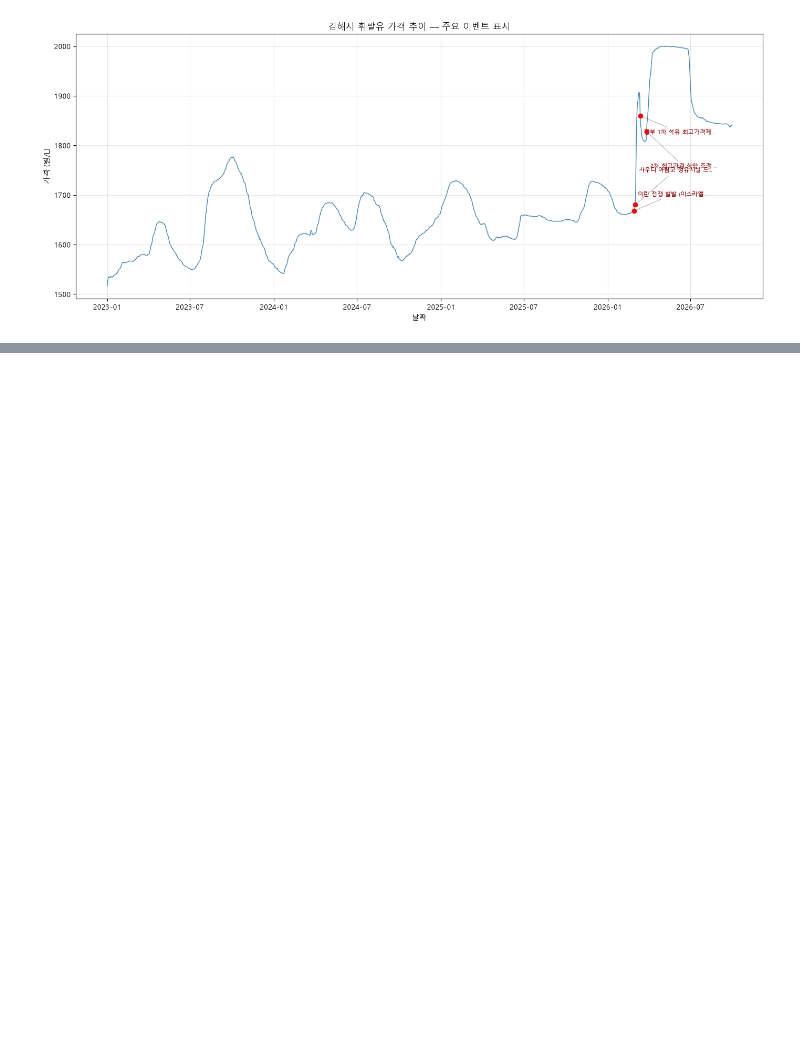
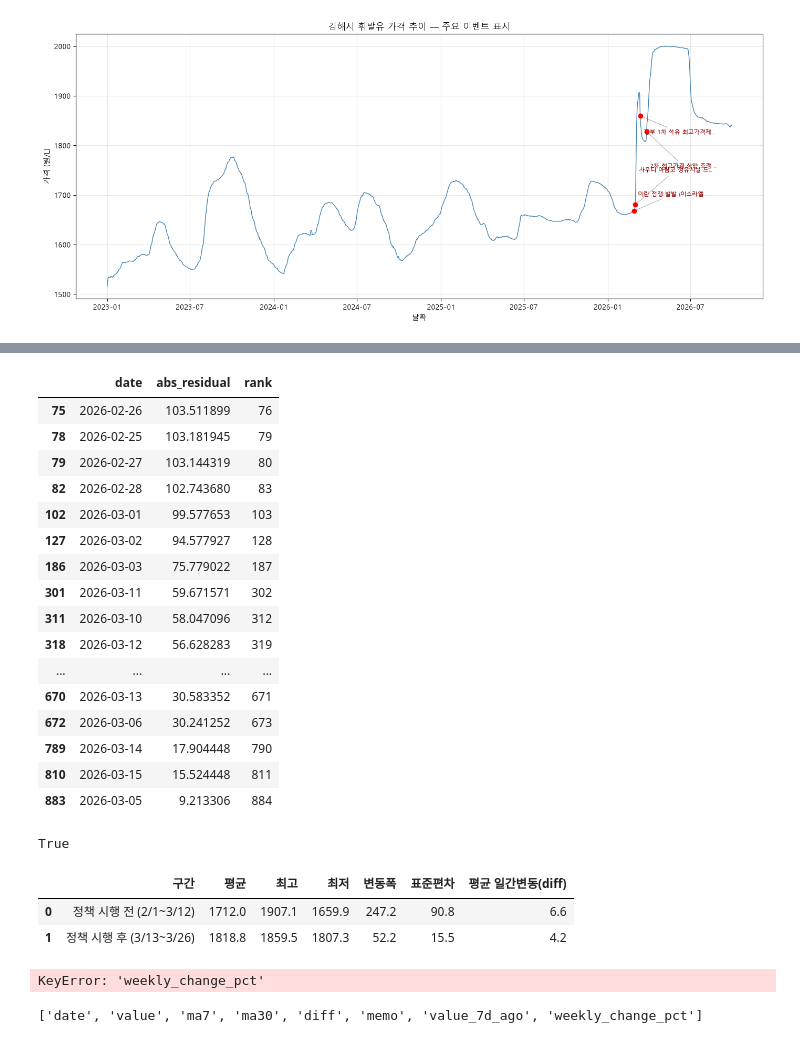
Before and after one commit to cherry5525/M1-1_oil-price-assistant, a Jupyter notebook: notebook/analysis.ipynb, the cells around one changed output, grey strips where cells are left out. Saved outputs shown, nothing was run; the diff lists cells and outputs as text; code cells hidden in the pictures; blank space fills up the shorter version.

```diff
--- a/notebook/analysis.ipynb
+++ b/notebook/analysis.ipynb
@@ -304,0 +320,5 @@ plt.show()
+# %%
+residual = decomposition.resid.dropna()
+top_residuals = residual.abs().sort_values(ascending=False).head(10)
+print("잔차(추세+계절성으로 설명 안 되는 부분)가 가장 큰 날짜 Top 10:")
+top_residuals
@@ -304,0 +339,70 @@ plt.show()
+# %%
+# 전체 잔차를 순위로 정렬하고, 2026년 3월 데이터가 몇 위인지 확인
+residual_sorted = residual.abs().sort_values(ascending=False)
+residual_rank = residual_sorted.reset_index()
+residual_rank.columns = ["date", "abs_residual"]
+residual_rank["rank"] = residual_rank.index + 1
+
+march_2026 = residual_rank[(residual_rank["date"] >= "2026-02-25") & (residual_rank["date"] <= "2026-03-15")]
+march_2026
+# %% [output]
+|  | date | abs_residual | rank |
+| 75 | 2026-02-26 | 103.511899 | 76 |
+| 78 | 2026-02-25 | 103.181945 | 79 |
+| 79 | 2026-02-27 | 103.144319 | 80 |
+| 82 | 2026-02-28 | 102.743680 | 83 |
+| 102 | 2026-03-01 | 99.577653 | 103 |
+| 127 | 2026-03-02 | 94.577927 | 128 |
+| 186 | 2026-03-03 | 75.779022 | 187 |
+| 301 | 2026-03-11 | 59.671571 | 302 |
+| 311 | 2026-03-10 | 58.047096 | 312 |
+| 318 | 2026-03-12 | 56.628283 | 319 |
+| ... | ... | ... | ... |
+| 670 | 2026-03-13 | 30.583352 | 671 |
+| 672 | 2026-03-06 | 30.241252 | 673 |
+| 789 | 2026-03-14 | 17.904448 | 790 |
+| 810 | 2026-03-15 | 15.524448 | 811 |
+| 883 | 2026-03-05 | 9.213306 | 884 |
+# %%
+import os
+print(os.path.exists("../notebook/05_seasonal_decompose.png"))
+# %% [output]
+True
+# %%
+# 정책 시행 전후 구간 비교
+before = daily_avg[(daily_avg["date"] >= "2026-02-01") & (daily_avg["date"] <= "2026-03-12")]
+after = daily_avg[(daily_avg["date"] >= "2026-03-13") & (daily_avg["date"] <= "2026-03-26")]
+
+def summarize(period_df, label):
+    return {
+        "구간": label,
+        "평균": round(period_df["value"].mean(), 1),
+        "최고": round(period_df["value"].max(), 1),
+        "최저": round(period_df["value"].min(), 1),
+        "변동폭": round(period_df["value"].max() - period_df["value"].min(), 1),
+        "표준편차": round(period_df["value"].std(), 1),
+        "평균 일간변동(diff)": round(period_df["value"].diff().abs().mean(), 1),
+    }
+
+comparison = pd.DataFrame([
+    summarize(before, "정책 시행 전 (2/1~3/12)"),
+    summarize(after, "정책 시행 후 (3/13~3/26)"),
+])
+comparison
+# %% [output]
+|  | 구간 | 평균 | 최고 | 최저 | 변동폭 | 표준편차 | 평균 일간변동(diff) |
+| 0 | 정책 시행 전 (2/1~3/12) | 1712.0 | 1907.1 | 1659.9 | 247.2 | 90.8 | 6.6 |
+| 1 | 정책 시행 후 (3/13~3/26) | 1818.8 | 1859.5 | 1807.3 | 52.2 | 15.5 | 4.2 |
+# %%
+# 변화율(weekly_change_pct)도 같은 방식으로 비교
+before_change = before.merge(daily_avg[["date", "weekly_change_pct"]], on="date", how="left")["weekly_change_pct"].abs().mean()
+after_change = after.merge(daily_avg[["date", "weekly_change_pct"]], on="date", how="left")["weekly_change_pct"].abs().mean()
+
+print(f"정책 시행 전 평균 |7일 변화율|: {before_change:.2f}%")
+print(f"정책 시행 후 평균 |7일 변화율|: {after_change:.2f}%")
+# %% [output]
+KeyError: 'weekly_change_pct'
+# %%
+print(daily_avg.columns.tolist())
+# %% [output]
+['date', 'value', 'ma7', 'ma30', 'diff', 'memo', 'value_7d_ago', 'weekly_change_pct']
```
Also changed, not shown: parts of 6 cells of this notebook, 4 other files.
